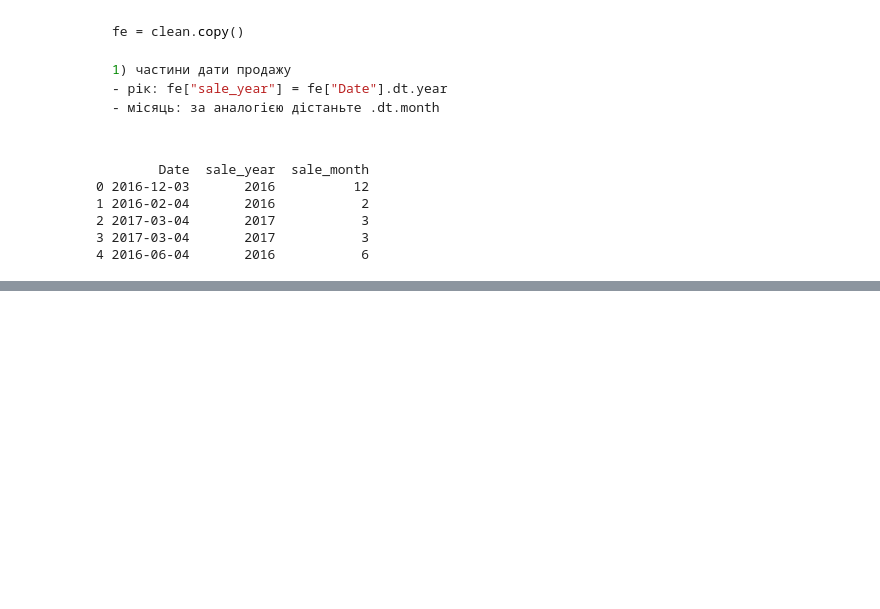
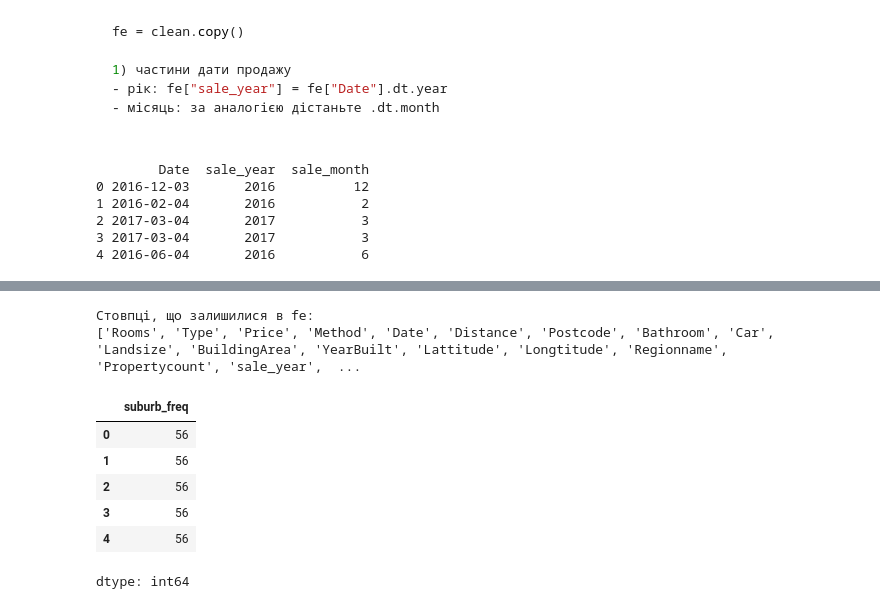
Before and after one commit to NatalieAleksandrova2026/Melbourne-housing-DTA, a Jupyter notebook: notebooks/melbourne_housing.ipynb, the cells around one changed output, grey strips where cells are left out. Cells and saved outputs as stored; diff of their text form; code cells hidden in the pictures; blank space fills up the shorter version.

```diff
--- a/notebooks/melbourne_housing.ipynb
+++ b/notebooks/melbourne_housing.ipynb
@@ -365,0 +368,6 @@ print(fe[['Date', 'sale_year', 'sale_month']].head())
+# %%
+fe['house_age'] = fe['sale_year'] - fe['YearBuilt']
+
+fe.loc[fe['house_age'] < 0, 'house_age'] = np.nan
+
+print(fe['house_age'].describe().round(1))
@@ -365,0 +386,11 @@ print(fe[['Date', 'sale_year', 'sale_month']].head())
+# %%
+#    - для BuildingArea: fe["has_buildingarea"] = fe["BuildingArea"].notna().astype(int)
+#    - зробіть так само has_yearbuilt для YearBuilt
+# Створюємо прапорець для BuildingArea
+fe['has_buildingarea'] = fe['BuildingArea'].notna().astype(int)
+
+# Створюємо такий самий прапорець для YearBuilt
+fe['has_yearbuilt'] = fe['YearBuilt'].notna().astype(int)
+
+# Перевіримо, як це виглядає (виведемо оригінальні стовпці та нові прапорці)
+print(fe[['BuildingArea', 'has_buildingarea', 'YearBuilt', 'has_yearbuilt']].head())
@@ -365,0 +406,6 @@ print(fe[['Date', 'sale_year', 'sale_month']].head())
+# %%
+# 4) частотне кодування району Suburb
+#    - підказка: fe["suburb_freq"] = fe["Suburb"].map(fe["Suburb"].value_counts())
+fe["suburb_freq"] = fe["Suburb"].map(fe["Suburb"].value_counts())
+
+print(fe[['Suburb', 'suburb_freq']].head(10))
@@ -365,0 +424,33 @@ print(fe[['Date', 'sale_year', 'sale_month']].head())
+# %%
+#5) приберіть зайве:
+#    - дубль ознаки (наприклад, Bedroom2, бо схожий на Rooms)
+#    - надто розріджені стовпці й текст, який не кодуєте (Address, SellerG, Suburb тощо)
+#    - використайте fe.drop(columns=[...])
+# Визначаємо список стовпців, які потрібно видалити
+columns_to_drop = [
+    'Bedroom2',   # Дубль стовпця Rooms з аномаліями
+    'Address',    # Унікальний текст (забагато категорій)
+    'SellerG',    # Текст, який ми не кодуємо
+    'Suburb',     # Видаляємо оригінал, бо вже зробили suburb_freq
+    'CouncilArea' # Багато пропусків і тексту, залишаємо Regionname
+]
+
+# Видаляємо їх з копії fe
+fe = fe.drop(columns=columns_to_drop)
+
+# Перевіряємо, які стовпці залишилися в датасеті
+print("Стовпці, що залишилися в fe:")
+print(fe.columns.tolist())
+# %% [output]
+Стовпці, що залишилися в fe:
+['Rooms', 'Type', 'Price', 'Method', 'Date', 'Distance', 'Postcode', 'Bathroom', 'Car', 'Landsize', 'BuildingArea', 'YearBuilt', 'Lattitude', 'Longtitude', 'Regionname', 'Propertycount', 'sale_year',  ...
+# %%
+fe["suburb_freq"].head()
+# %% [output]
+|  | suburb_freq |
+| 0 | 56 |
+| 1 | 56 |
+| 2 | 56 |
+| 3 | 56 |
+| 4 | 56 |
+dtype: int64
```
Also changed, not shown: parts of 18 cells of this notebook.
